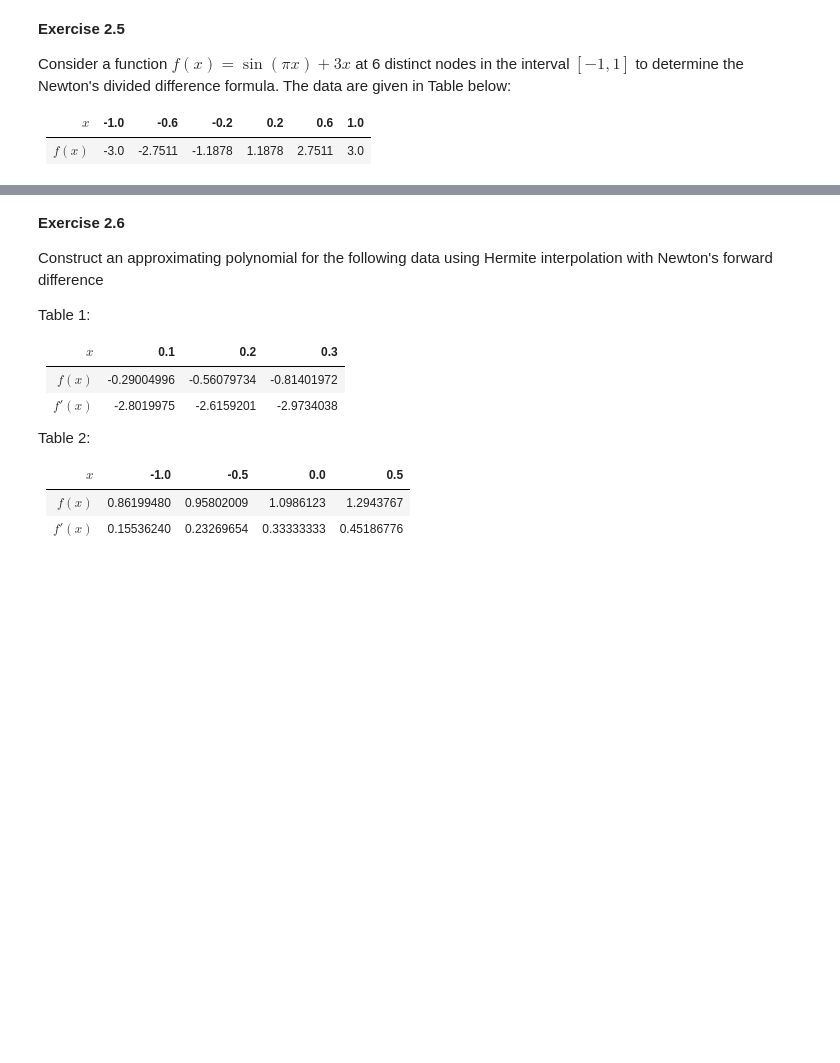
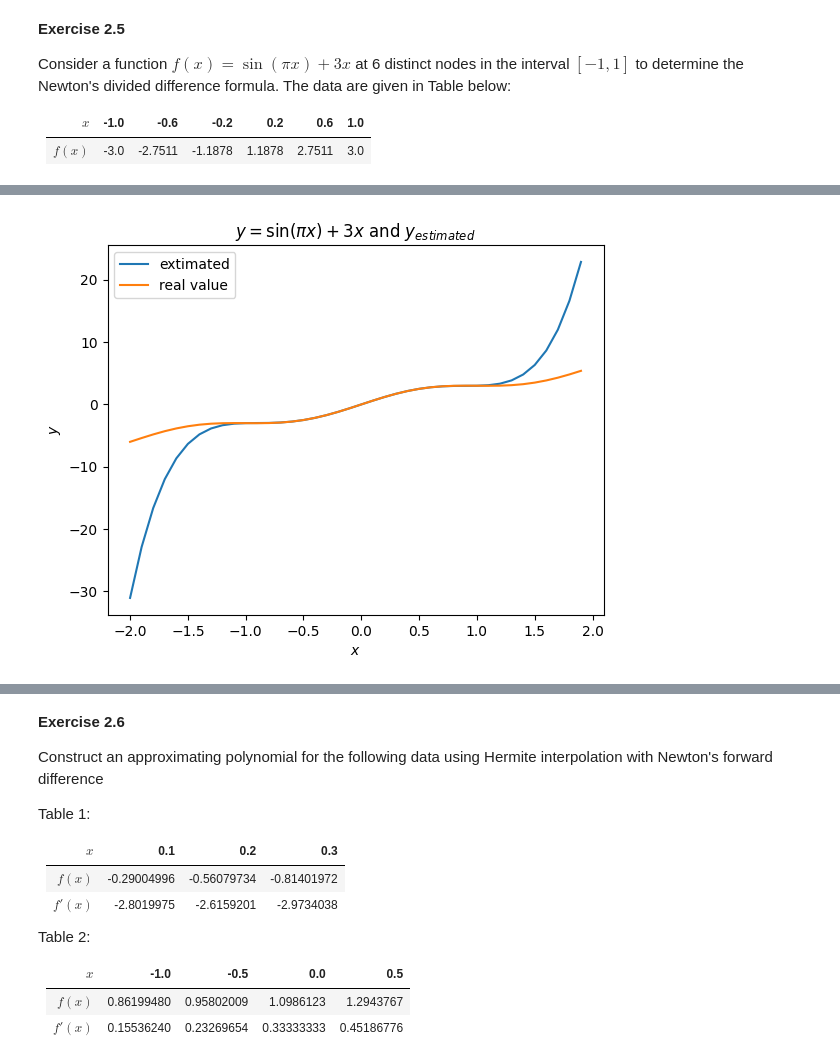
Before and after one commit to JaimeParker/SJTU-MAI-SpaceEngineering, a Jupyter notebook: 1_Courses/NumericalAnalysis/homework/Chapter2.ipynb, the cells around one changed output, grey strips where cells are left out. Drawn from its saved outputs; the diff is of its cells as text; code cells hidden in the pictures; blank space fills up the shorter version.

```diff
--- a/1_Courses/NumericalAnalysis/homework/Chapter2.ipynb
+++ b/1_Courses/NumericalAnalysis/homework/Chapter2.ipynb
@@ -135,0 +171,90 @@ Consider a function $f(x)=\sin(\pi x)+3x$ at 6 distinct nodes in the interval $[
+# %%
+from cProfile import label
+from math import sin
+import numpy as np
+import matplotlib.pyplot as plt
+points = np.array([[-1.0, -3.0], [-0.6, -2.7511], [-0.2, -1.1878], \
+    [0.2, 1.1878], [0.6, 2.7511], [1.0, 3.0]])
+
+def fun(x):
+    PI = 3.1415926
+    return np.sin(PI*x) + 3*x
+
+def multiply(A, B, m, n):
+
+    prod = [0] * (m + n - 1)
+
+    # Multiply two polynomials term by term
+
+    # Take ever term of first polynomial
+    for i in range(m):
+
+        # Multiply the current term of first
+        # polynomial with every term of
+        # second polynomial.
+        for j in range(n):
+            prod[i + j] += A[i] * B[j]
+
+    return prod
+
+
+def newton_divided_difference_interpolation(points, x):
+    n = len(points)
+    F = points[:, 1]
+    y = []
+
+    n_sequence = len(x)
+
+    # create a table to store coefs table
+    calculation_table = np.zeros((n, n))
+
+    # init the first column with f(x) values
+    for i in range(n):
+        calculation_table[i, 0] = points[i, 1]
+
+    for i in range(n):
+        for j in range(n-1, i, -1):
+            F[j] = (F[j]- F[j-1]) / \
+                (points[j, 0] - points[j-1-i, 0])
+            calculation_table[j, i+1] = F[j]
+
+    print(F)
+    print(calculation_table)
+
+
+    for k in range(n_sequence):
+        y_estimated = points[0, 1]
+
+        for i in range(1, n):
+            a = F[i]
+            for j in range(i):
+                a = (x[k] - points[j, 0]) * a
+
+            y_estimated += a
+
+        y.append(y_estimated)
+
+    y_real = fun(x)
+
+    fig, ax = plt.subplots()
+
+    ax.plot(x, y, label="estimated")
+    ax.plot(x, y_real, label="real value")
+
+    #plt.plot(x, y, x, y_real)
+
+    ax.set_xlabel("$x$")
+    ax.set_ylabel("$y$")
+    ax.set_title("$y=\sin(\pi x)+3x$ and $y_{estimated}$")
+    ax.legend()
+    plt.show()
+
+
+
+x = np.arange(-2, 2, 0.1)
+y = fun(x)
+
+
+
+newton_divided_difference_interpolation(points, x)
+# %% [output]
@@ -135,0 +268 @@ Consider a function $f(x)=\sin(\pi x)+3x$ at 6 distinct nodes in the interval $[
+[figure, added]
```
Also changed, not shown: parts of 6 cells of this notebook.
